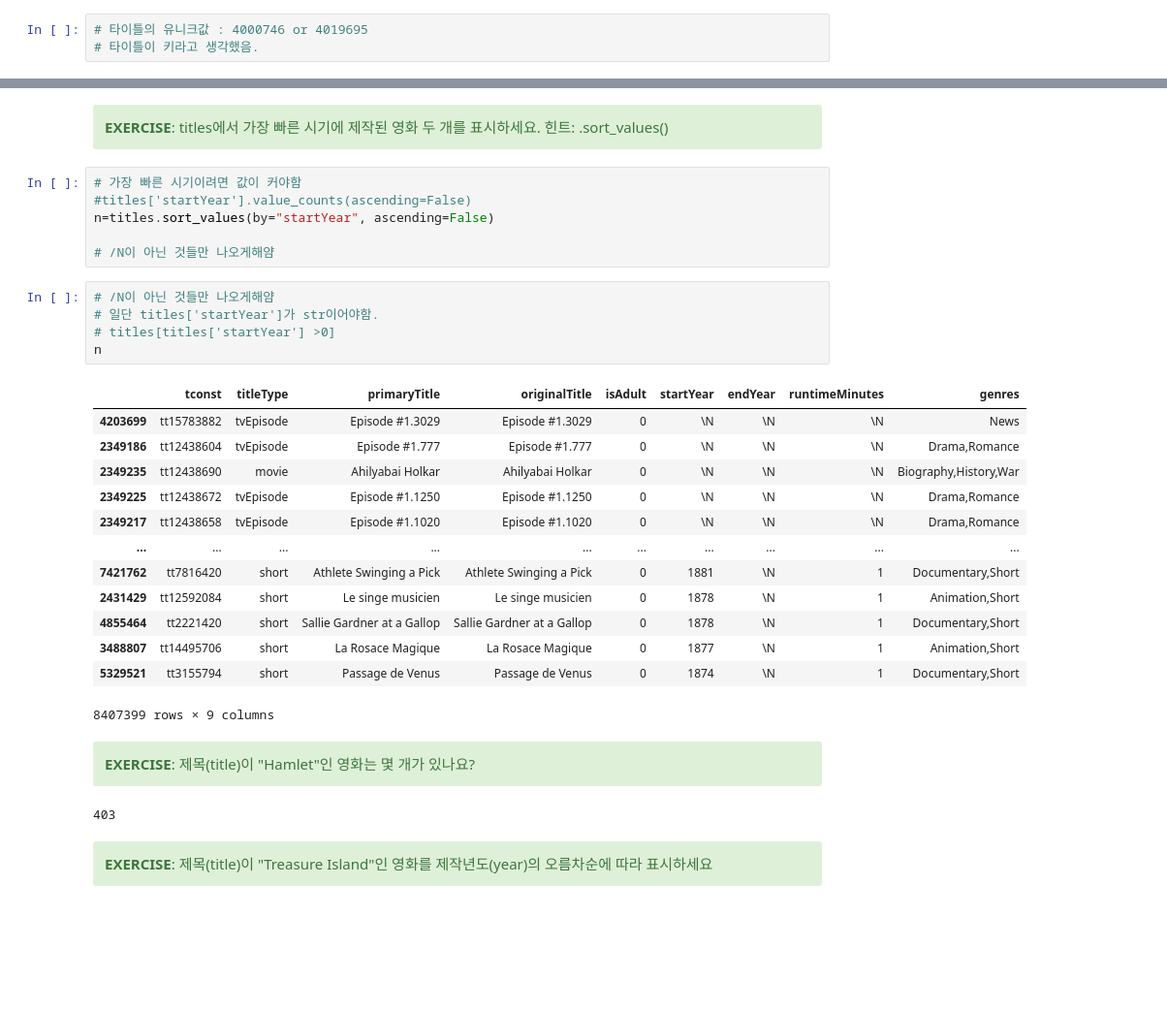
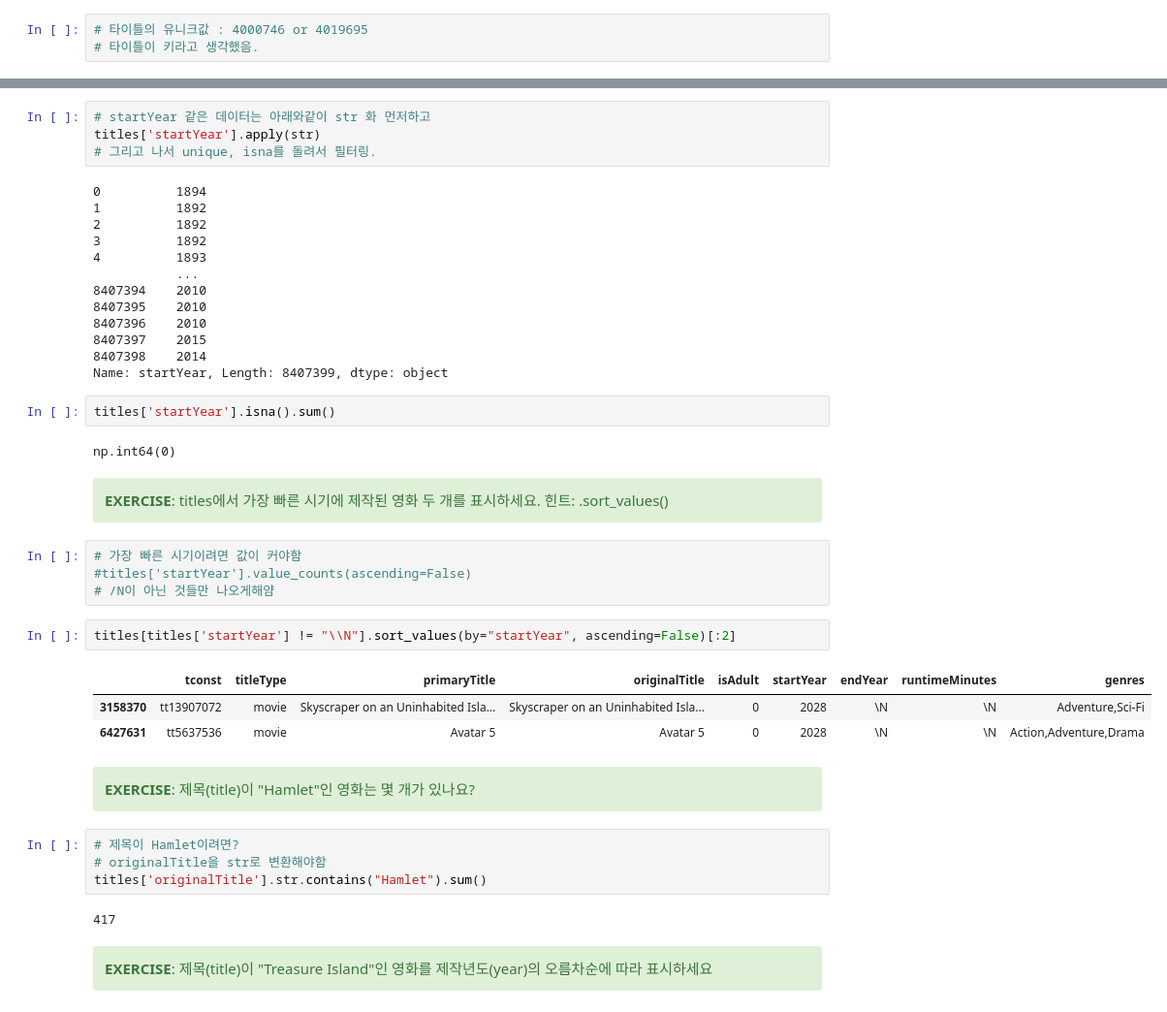
Before and after one commit to y25p/fintech_yeop, a Jupyter notebook: 05machine_learning/01연습문제pandas.ipynb, the cells around one changed output, grey strips where cells are left out. Shown: that part at 97% size. Cells and saved outputs as stored; diff of their text form; blank space fills up the shorter version.

```diff
--- a/05machine_learning/01연습문제pandas.ipynb
+++ b/05machine_learning/01연습문제pandas.ipynb
@@ -240,3 +243,24 @@ titles.describe()
+# %%
+# startYear 같은 데이터는 아래와같이 str 화 먼저하고
+titles['startYear'].apply(str)
+# 그리고 나서 unique, isna를 돌려서 필터링.
+# %% [output]
+0          1894
+1          1892
+2          1892
+3          1892
+4          1893
+           ...
+8407394    2010
+8407395    2010
+8407396    2010
+8407397    2015
+8407398    2014
+Name: startYear, Length: 8407399, dtype: object
+# %%
+titles['startYear'].isna().sum()
+# %% [output]
+np.int64(0)
 # %% [markdown]
 <div class="alert alert-success">
     <b>EXERCISE</b>: titles에서 가장 빠른 시기에 제작된 영화 두 개를 표시하세요.  힌트: .sort_values()
@@ -244,35 +268,23 @@ titles.describe()
 # %%
 # 가장 빠른 시기이려면 값이 커야함
 #titles['startYear'].value_counts(ascending=False)
-n=titles.sort_values(by="startYear", ascending=False)
-
 # /N이 아닌 것들만 나오게해얌
 # %%
-# /N이 아닌 것들만 나오게해얌
-# 일단 titles['startYear']가 str이어야함.
-# titles[titles['startYear'] >0]
-n
+titles[titles['startYear'] != "\\N"].sort_values(by="startYear", ascending=False)[:2]
 # %% [output]
 |  | tconst | titleType | primaryTitle | originalTitle | isAdult | startYear | endYear | runtimeMinutes | genres |
-| 4203699 | tt15783882 | tvEpisode | Episode #1.3029 | Episode #1.3029 | 0 | \N | \N | \N | News |
-| 2349186 | tt12438604 | tvEpisode | Episode #1.777 | Episode #1.777 | 0 | \N | \N | \N | Drama,Romance |
-| 2349235 | tt12438690 | movie | Ahilyabai Holkar | Ahilyabai Holkar | 0 | \N | \N | \N | Biography,History,War |
-| 2349225 | tt12438672 | tvEpisode | Episode #1.1250 | Episode #1.1250 | 0 | \N | \N | \N | Drama,Romance |
-| 2349217 | tt12438658 | tvEpisode | Episode #1.1020 | Episode #1.1020 | 0 | \N | \N | \N | Drama,Romance |
-| ... | ... | ... | ... | ... | ... | ... | ... | ... | ... |
-| 7421762 | tt7816420 | short | Athlete Swinging a Pick | Athlete Swinging a Pick | 0 | 1881 | \N | 1 | Documentary,Short |
-| 2431429 | tt12592084 | short | Le singe musicien | Le singe musicien | 0 | 1878 | \N | 1 | Animation,Short |
-| 4855464 | tt2221420 | short | Sallie Gardner at a Gallop | Sallie Gardner at a Gallop | 0 | 1878 | \N | 1 | Documentary,Short |
-| 3488807 | tt14495706 | short | La Rosace Magique | La Rosace Magique | 0 | 1877 | \N | 1 | Animation,Short |
-| 5329521 | tt3155794 | short | Passage de Venus | Passage de Venus | 0 | 1874 | \N | 1 | Documentary,Short |
+| 3158370 | tt13907072 | movie | Skyscraper on an Uninhabited Isla... | Skyscraper on an Uninhabited Isla... | 0 | 2028 | \N | \N | Adventure,Sci-Fi |
+| 6427631 | tt5637536 | movie | Avatar 5 | Avatar 5 | 0 | 2028 | \N | \N | Action,Adventure,Drama |
-8407399 rows × 9 columns
 # %% [markdown]
 <div class="alert alert-success">
     <b>EXERCISE</b>: 제목(title)이 "Hamlet"인 영화는 몇 개가 있나요?
 </div>
 # %%
+# 제목이 Hamlet이려면?
+# originalTitle을 str로 변환해야함
+titles['originalTitle'].str.contains("Hamlet").sum()
 # %% [output]
-403
+417
 # %% [markdown]
 <div class="alert alert-success">
     <b>EXERCISE</b>: 제목(title)이 "Treasure Island"인 영화를 제작년도(year)의 오름차순에 따라 표시하세요
```
Also changed, not shown: parts of 51 cells of this notebook, 3 other files.
